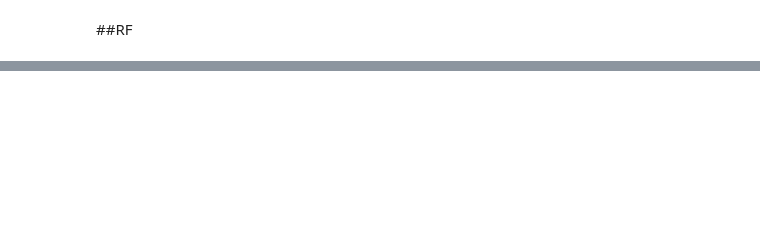
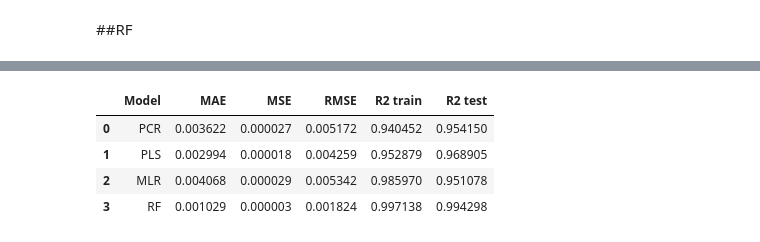
Before and after one commit to wiemila/ML_ISE-strzykawki, a Jupyter notebook: Cond_corr.ipynb, the cells around one changed output, grey strips where cells are left out. Drawn from its saved outputs; the diff is of its cells as text; code cells hidden in the pictures; blank space fills up the shorter version.

```diff
--- a/Cond_corr.ipynb
+++ b/Cond_corr.ipynb
@@ -383 +255,17 @@ print('MLR red, PLS blue, PCR green, RF yellow')
 MLR red, PLS blue, PCR green, RF yellow
+# %%
+metricsdata = {
+    'Model': ['PCR', 'PLS', 'MLR', 'RF'],
+    'MAE': [metrics.mean_absolute_error(y_test, predictions_lr_pca), metrics.mean_absolute_error(y_test, predictionsPLS), metrics.mean_absolute_error(y_test, predictions_mlr), metrics.mean_absolute_error(y_test, predictions_rfreg)],
+    'MSE': [metrics.mean_squared_error(y_test, predictions_lr_pca), metrics.mean_squared_error(y_test, predictionsPLS), metrics.mean_squared_error(y_test, predictions_mlr), metrics.mean_squared_error(y_test, predictions_rfreg)],
+    'RMSE': [np.sqrt(metrics.mean_squared_error(y_test, predictions_lr_pca)), np.sqrt(metrics.mean_squared_error(y_test, predictionsPLS)), np.sqrt(metrics.mean_squared_error(y_test, predictions_mlr)), np.sqrt(metrics.mean_squared_error(y_test, predictions_rfreg))],
+    'R2 train': [regressorPCR.score(X_pca_train, y_train), regressorPLS.score(X_train, y_train), regressorMLR.score(X_train, y_train), regressorRF.score(X_train, y_train)],
+    'R2 test': [regressorPCR.score(X_pca_test, y_test), regressorPLS.score(X_test, y_test), regressorMLR.score(X_test, y_test), regressorRF.score(X_test, y_test)]}
+metricsdf = pd.DataFrame(metricsdata)
+metricsdf
+# %% [output]
+|  | Model | MAE | MSE | RMSE | R2 train | R2 test |
+| 0 | PCR | 0.003622 | 0.000027 | 0.005172 | 0.940452 | 0.954150 |
+| 1 | PLS | 0.002994 | 0.000018 | 0.004259 | 0.952879 | 0.968905 |
+| 2 | MLR | 0.004068 | 0.000029 | 0.005342 | 0.985970 | 0.951078 |
+| 3 | RF | 0.001029 | 0.000003 | 0.001824 | 0.997138 | 0.994298 |
```
Also changed, not shown: parts of 18 cells of this notebook.
